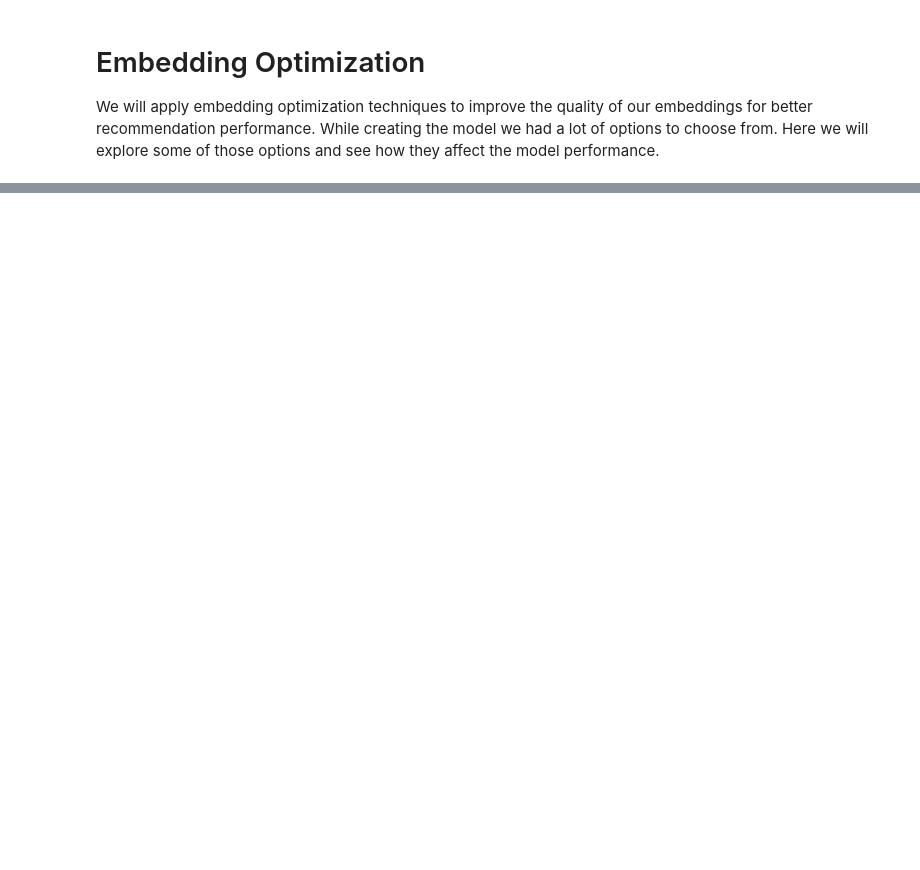
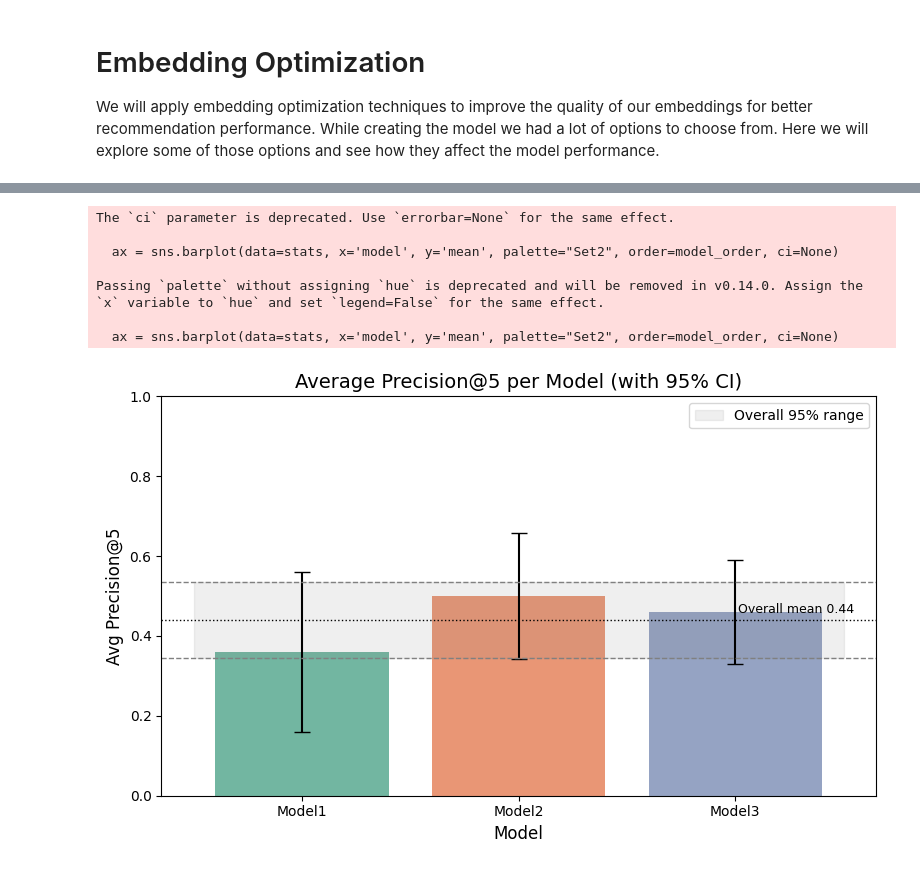
Before and after one commit to DanielvG-IT/Avans, a Jupyter notebook: Notebooks/8_optimization_se.ipynb, the cells around one changed output, grey strips where cells are left out. Saved outputs shown, nothing was run; the diff lists cells and outputs as text; code cells hidden in the pictures; blank space fills up the shorter version.

```diff
--- a/Notebooks/8_optimization_se.ipynb
+++ b/Notebooks/8_optimization_se.ipynb
@@ -472,0 +363,52 @@ After evaluating the different variations of embedding models, NLP preprocessing
+# %%
+# Average Precision per Model with 95% CI (per-model) and overall 95% range band
+z = 1.96  # z-score for ~95% CI
+
+# compute per-model stats
+stats = benchmark_df.groupby('model')['precision@5'].agg(['mean','count','std']).reset_index()
+stats['sem'] = stats['std'] / np.sqrt(stats['count'])
+stats['ci_low'] = stats['mean'] - z * stats['sem']
+stats['ci_high'] = stats['mean'] + z * stats['sem']
+
+# keep the model order consistent
+stats = stats.set_index('model').loc[model_order].reset_index()
+
+plt.figure(figsize=(8,5))
+ax = sns.barplot(data=stats, x='model', y='mean', palette="Set2", order=model_order, ci=None)
+ax.set_title("Average Precision@5 per Model (with 95% CI)", fontsize=14)
+ax.set_ylabel("Avg Precision@5", fontsize=12)
+ax.set_xlabel("Model", fontsize=12)
+ax.set_ylim(0,1)
+
+# add error bars using computed 95% CI
+x_positions = [p.get_x() + p.get_width() / 2.0 for p in ax.patches]
+ax.errorbar(x_positions, stats['mean'], yerr=[stats['mean'] - stats['ci_low'], stats['ci_high'] - stats['mean']],
+      fmt='none', c='k', capsize=6)
+
+# compute overall 95% range across all precision@5 values and show as horizontal band/lines
+overall_mean = benchmark_df['precision@5'].mean()
+overall_sem = benchmark_df['precision@5'].std(ddof=1) / np.sqrt(len(benchmark_df))
+overall_ci_low = overall_mean - z * overall_sem
+overall_ci_high = overall_mean + z * overall_sem
+
+# draw lines and a light band for the overall 95% range
+plt.axhline(overall_ci_low, color='gray', linestyle='--', linewidth=1)
+plt.axhline(overall_ci_high, color='gray', linestyle='--', linewidth=1)
+plt.fill_between([-0.5, len(stats)-0.5], overall_ci_low, overall_ci_high, color='gray', alpha=0.12, label='Overall 95% range')
+
+# annotate the overall mean
+plt.axhline(overall_mean, color='black', linestyle=':', linewidth=1)
+plt.text(len(stats)-0.45, overall_mean + 0.01, f"Overall mean {overall_mean:.2f}", ha='right', va='bottom', fontsize=9)
+
+plt.legend(loc='upper right')
+plt.tight_layout()
+plt.show()
+# %% [output]
+The `ci` parameter is deprecated. Use `errorbar=None` for the same effect.
+
+  ax = sns.barplot(data=stats, x='model', y='mean', palette="Set2", order=model_order, ci=None)
+
+Passing `palette` without assigning `hue` is deprecated and will be removed in v0.14.0. Assign the `x` variable to `hue` and set `legend=False` for the same effect.
+
+  ax = sns.barplot(data=stats, x='model', y='mean', palette="Set2", order=model_order, ci=None)
+[figure, added]
```
Also changed, not shown: parts of 49 cells of this notebook.
